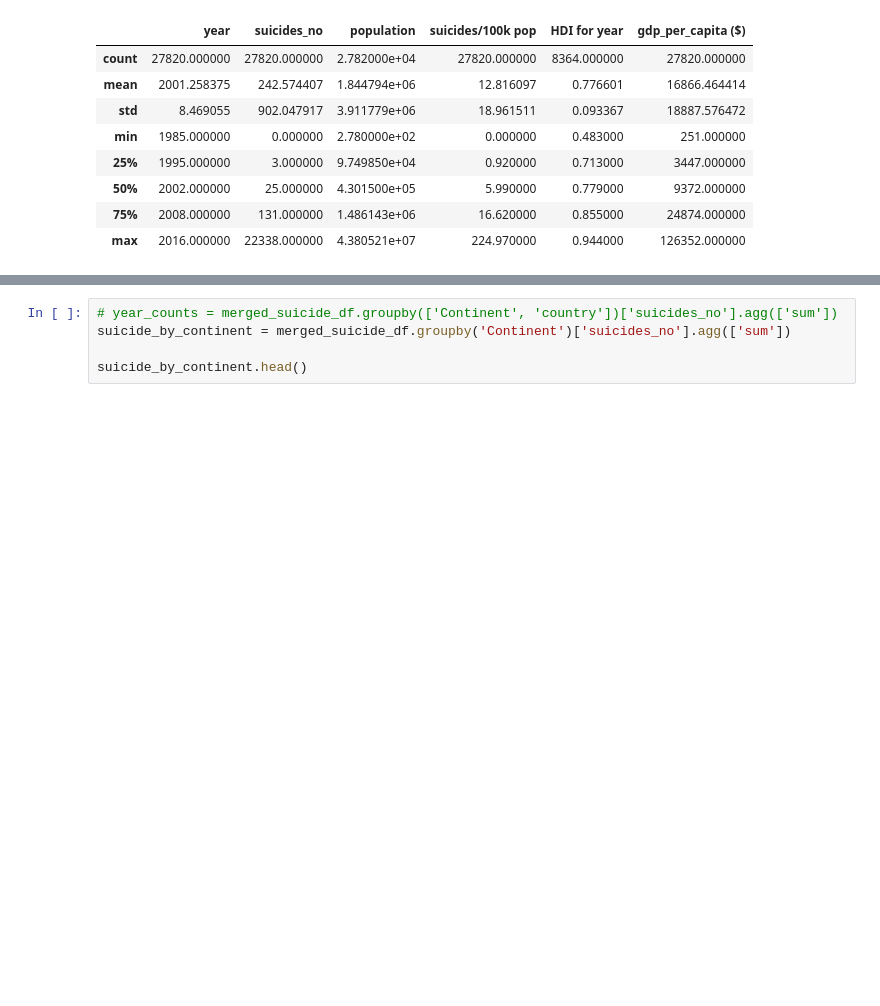
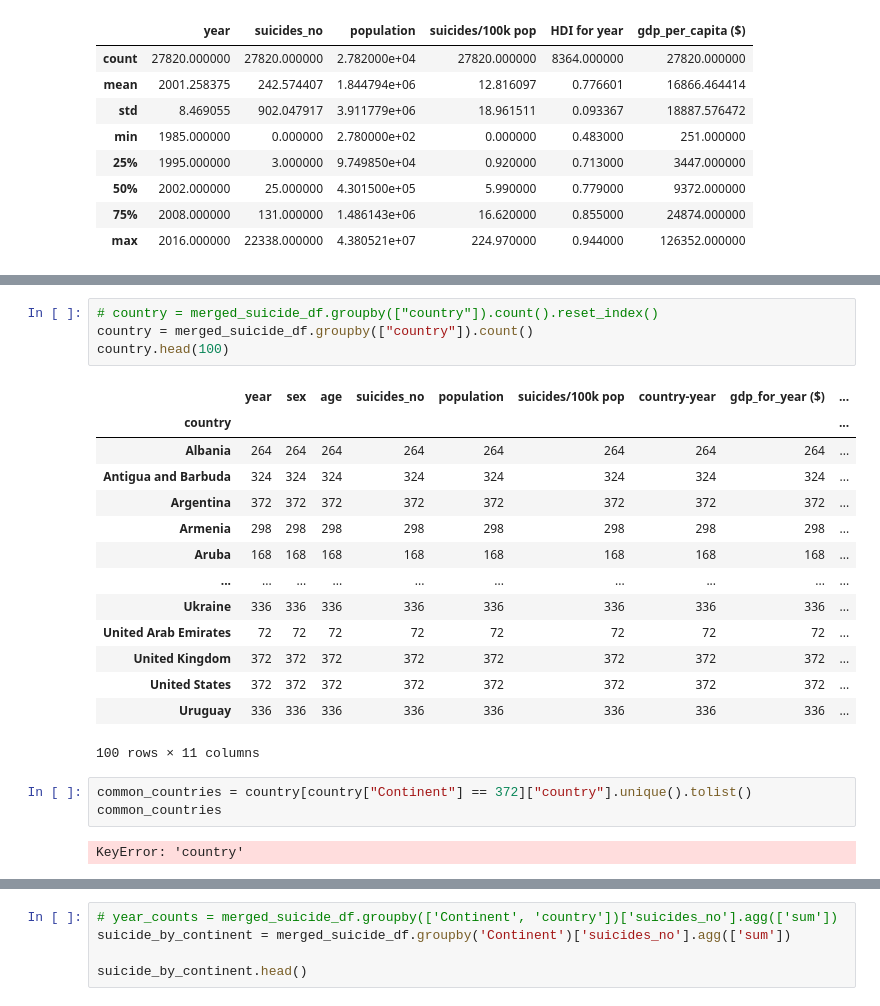
Before and after one commit to mguner-data/Global_Suicide_Data_Analysis, a Jupyter notebook: shanker_project_1.ipynb, the cells around one changed output, grey strips where cells are left out. Cells and saved outputs as stored; diff of their text form; blank space fills up the shorter version.

```diff
--- a/shanker_project_1.ipynb
+++ b/shanker_project_1.ipynb
@@ -84 +122,25 @@ memory usage: 4.2+ MB
+# %%
+# country = merged_suicide_df.groupby(["country"]).count().reset_index()
+country = merged_suicide_df.groupby(["country"]).count()
+country.head(100)
+# %% [output]
+|  | year | sex | age | suicides_no | population | suicides/100k pop | country-year | gdp_for_year ($) | ... |
+| country |  |  |  |  |  |  |  |  | ... |
+| Albania | 264 | 264 | 264 | 264 | 264 | 264 | 264 | 264 | ... |
+| Antigua and Barbuda | 324 | 324 | 324 | 324 | 324 | 324 | 324 | 324 | ... |
+| Argentina | 372 | 372 | 372 | 372 | 372 | 372 | 372 | 372 | ... |
+| Armenia | 298 | 298 | 298 | 298 | 298 | 298 | 298 | 298 | ... |
+| Aruba | 168 | 168 | 168 | 168 | 168 | 168 | 168 | 168 | ... |
+| ... | ... | ... | ... | ... | ... | ... | ... | ... | ... |
+| Ukraine | 336 | 336 | 336 | 336 | 336 | 336 | 336 | 336 | ... |
+| United Arab Emirates | 72 | 72 | 72 | 72 | 72 | 72 | 72 | 72 | ... |
+| United Kingdom | 372 | 372 | 372 | 372 | 372 | 372 | 372 | 372 | ... |
+| United States | 372 | 372 | 372 | 372 | 372 | 372 | 372 | 372 | ... |
+| Uruguay | 336 | 336 | 336 | 336 | 336 | 336 | 336 | 336 | ... |
+100 rows × 11 columns
+# %%
+common_countries = country[country["Continent"] == 372]["country"].unique().tolist()
+common_countries
+# %% [output]
+KeyError: 'country'
 # %%
```
Also changed, not shown: parts of 8 cells of this notebook, 6 other files.
